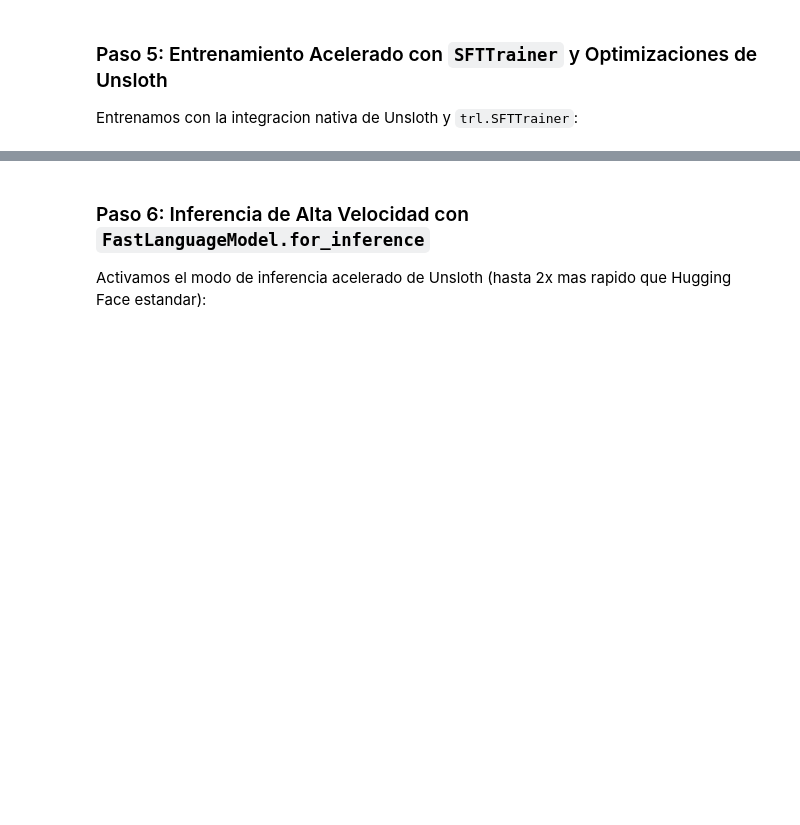
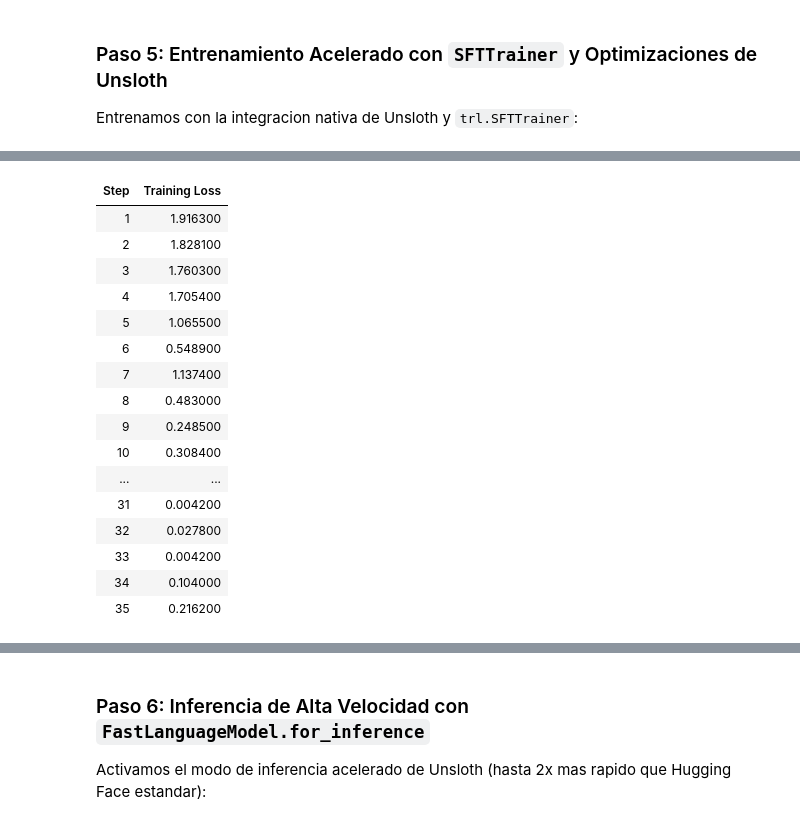
Before and after one commit to jggomez/workshop-open-models, a Jupyter notebook: session-03-fine-tuning-llms/03-fast-finetuning-unsloth-gguf/03_fast_finetuning_unsloth_gguf.ipynb, the cells around one changed output, grey strips where cells are left out. Drawn from its saved outputs; the diff is of its cells as text; code cells hidden in the pictures; blank space fills up the shorter version.

```diff
--- a/session-03-fine-tuning-llms/03-fast-finetuning-unsloth-gguf/03_fast_finetuning_unsloth_gguf.ipynb
+++ b/session-03-fine-tuning-llms/03-fast-finetuning-unsloth-gguf/03_fast_finetuning_unsloth_gguf.ipynb
@@ -65,14 +147,12 @@ A diferencia de SFT basico que solo entrena `q_proj` y `v_proj`, Unsloth permite
 model = FastLanguageModel.get_peft_model(
     model,
     r=16,
-    target_modules=[
-        "q_proj", "k_proj", "v_proj", "o_proj",
-        "gate_proj", "up_proj", "down_proj"
-    ],
+    target_modules=["q_proj", "k_proj", "v_proj", "o_proj",
+                    "gate_proj", "up_proj", "down_proj"],
     lora_alpha=16,
-    lora_dropout=0,  # Unsloth optimiza lora_dropout=0 para maxima velocidad
+    lora_dropout=0,
     bias="none",
-    use_gradient_checkpointing="unsloth",  # Ahorro masivo de memoria VRAM
+    use_gradient_checkpointing="unsloth",
     random_state=3407,
 )
 
@@ -156,0 +241,53 @@ trainer.train()
+# %%
+FastLanguageModel.for_training(model)
+
+training_args = SFTConfig(
+    output_dir="./unsloth_gemma_json_output",
+    dataset_text_field="text",
+    max_length=MAX_SEQ_LENGTH,
+    per_device_train_batch_size=2,
+    gradient_accumulation_steps=4,     # batch efectivo = 8
+    learning_rate=1e-4,
+    num_train_epochs=5,                # 50/8 = 7 pasos/epoca -> 35 en total
+    warmup_ratio=0.1,
+    logging_steps=1,
+    optim="adamw_8bit",
+    weight_decay=0.01,
+    lr_scheduler_type="cosine",
+    seed=3407,
+    bf16=True,                         # Gemma-2 NO tolera fp16
+    fp16=False,
+    max_grad_norm=0.5,
+    report_to="none",
+)
+
+trainer = SFTTrainer(
+    model=model,
+    processing_class=tokenizer,
+    train_dataset=dataset,
+    args=training_args,
+)
+
+collator_sin_mascara = trainer.data_collator
+trainer = train_on_responses_only(
+    trainer,
+    instruction_part="<start_of_turn>user\n",
+    response_part="<start_of_turn>model\n",
+)
+collator_con_mascara = trainer.data_collator
+
+
+print("\n=== ENTRENAMIENTO ===")
+trainer.train()
+
+perdidas = [h["loss"] for h in trainer.state.log_history if "loss" in h]
+if perdidas:
+    print(f"\nLoss: {perdidas[0]:.3f} -> {perdidas[-1]:.3f}")
+    if perdidas[-1] > 2.0:
+        print("!! Loss final alto: mas epocas o mejores datos.")
+
+for n, p in model.named_parameters():
+    if p.requires_grad and not torch.isfinite(p).all():
+        print(f"!! PESO NO FINITO en {n}: adaptadores corruptos.")
+        break
+# %% [output]
@@ -156,0 +331,17 @@ trainer.train()
+| Step | Training Loss |
+| 1 | 1.916300 |
+| 2 | 1.828100 |
+| 3 | 1.760300 |
+| 4 | 1.705400 |
+| 5 | 1.065500 |
+| 6 | 0.548900 |
+| 7 | 1.137400 |
+| 8 | 0.483000 |
+| 9 | 0.248500 |
+| 10 | 0.308400 |
+| ... | ... |
+| 31 | 0.004200 |
+| 32 | 0.027800 |
+| 33 | 0.004200 |
+| 34 | 0.104000 |
+| 35 | 0.216200 |
```
Also changed, not shown: parts of 27 cells of this notebook, 2 other files.
